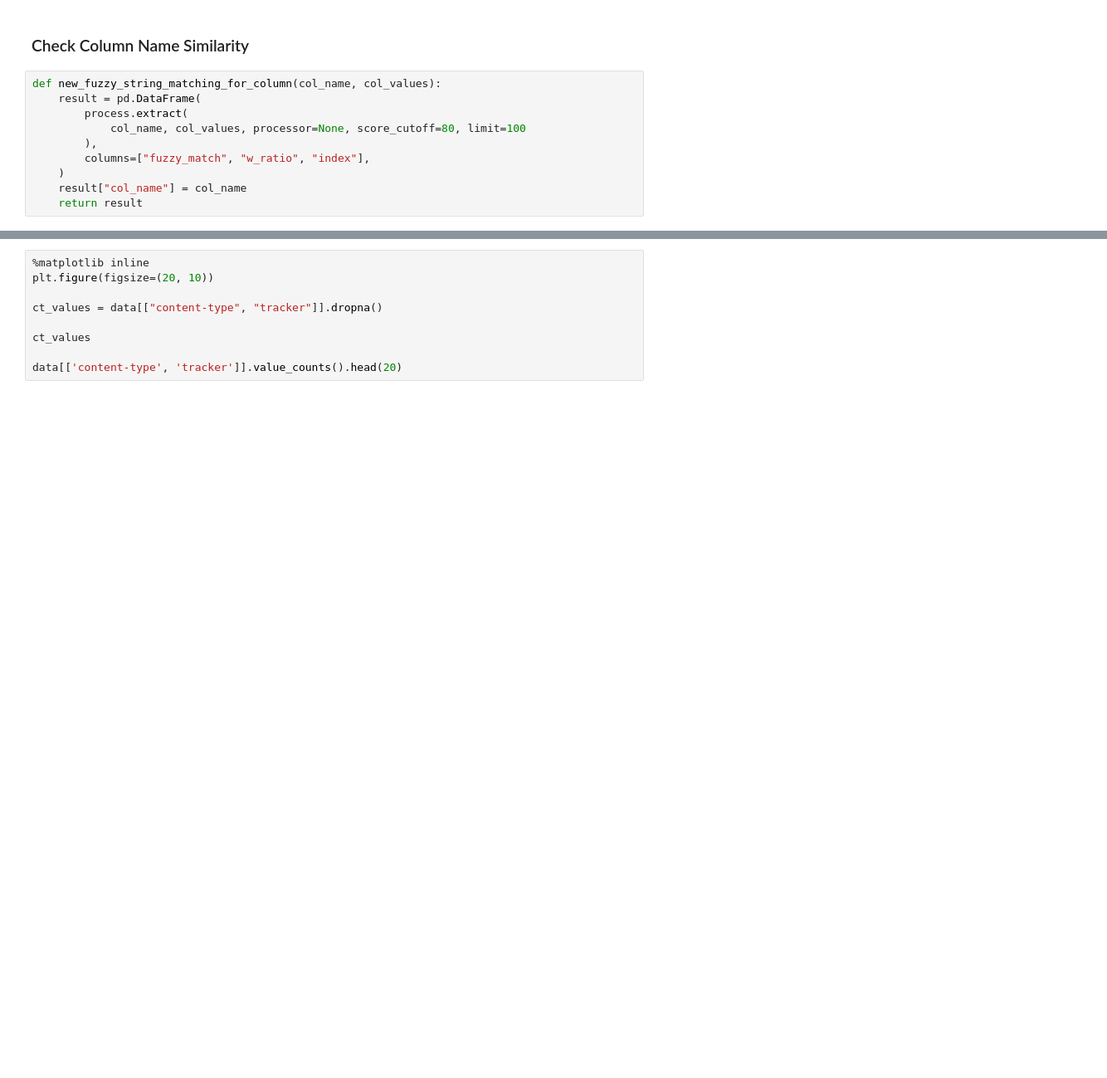
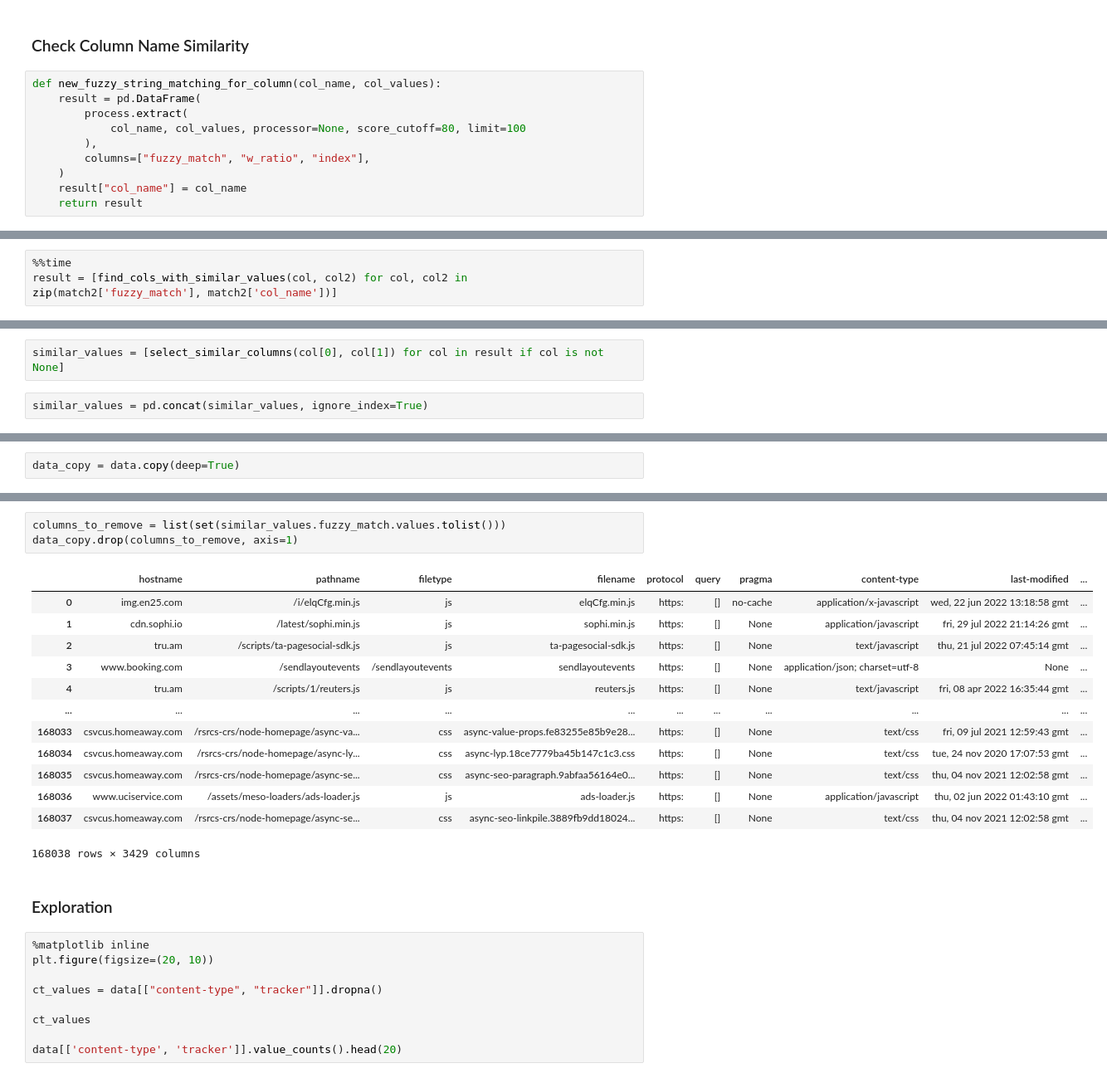
Before and after one commit to wolfrieder/http-response-classifier, a Jupyter notebook: notebooks/data_exploration_chrome.ipynb, the cells around one changed output, grey strips where cells are left out. Shown at 83% size. Drawn from its saved outputs; the diff is of its cells as text; blank space fills up the shorter version.

```diff
--- a/notebooks/data_exploration_chrome.ipynb
+++ b/notebooks/data_exploration_chrome.ipynb
@@ -252,0 +300,3 @@ Wall time: 11 s
+# %%
+%%time
+result = [find_cols_with_similar_values(col, col2) for col, col2 in zip(match2['fuzzy_match'], match2['col_name'])]
@@ -252,0 +306,4 @@ Wall time: 11 s
+# %%
+similar_values = [select_similar_columns(col[0], col[1]) for col in result if col is not None]
+# %%
+similar_values = pd.concat(similar_values, ignore_index=True)
@@ -252,0 +326,2 @@ Wall time: 11 s
+# %%
+data_copy = data.copy(deep=True)
@@ -253,3 +379,22 @@ Wall time: 11 s
+# %%
+columns_to_remove = list(set(similar_values.fuzzy_match.values.tolist()))
+data_copy.drop(columns_to_remove, axis=1)
+# %% [output]
+|  | hostname | pathname | filetype | filename | protocol | query | pragma | content-type | last-modified | ... |
+| 0 | img.en25.com | /i/elqCfg.min.js | js | elqCfg.min.js | https: | [] | no-cache | application/x-javascript | wed, 22 jun 2022 13:18:58 gmt | ... |
+| 1 | cdn.sophi.io | /latest/sophi.min.js | js | sophi.min.js | https: | [] | None | application/javascript | fri, 29 jul 2022 21:14:26 gmt | ... |
+| 2 | tru.am | /scripts/ta-pagesocial-sdk.js | js | ta-pagesocial-sdk.js | https: | [] | None | text/javascript | thu, 21 jul 2022 07:45:14 gmt | ... |
+| 3 | www.booking.com | /sendlayoutevents | /sendlayoutevents | sendlayoutevents | https: | [] | None | application/json; charset=utf-8 | None | ... |
+| 4 | tru.am | /scripts/1/reuters.js | js | reuters.js | https: | [] | None | text/javascript | fri, 08 apr 2022 16:35:44 gmt | ... |
+| ... | ... | ... | ... | ... | ... | ... | ... | ... | ... | ... |
+| 168033 | csvcus.homeaway.com | /rsrcs-crs/node-homepage/async-va... | css | async-value-props.fe83255e85b9e28... | https: | [] | None | text/css | fri, 09 jul 2021 12:59:43 gmt | ... |
+| 168034 | csvcus.homeaway.com | /rsrcs-crs/node-homepage/async-ly... | css | async-lyp.18ce7779ba45b147c1c3.css | https: | [] | None | text/css | tue, 24 nov 2020 17:07:53 gmt | ... |
+| 168035 | csvcus.homeaway.com | /rsrcs-crs/node-homepage/async-se... | css | async-seo-paragraph.9abfaa56164e0... | https: | [] | None | text/css | thu, 04 nov 2021 12:02:58 gmt | ... |
+| 168036 | www.uciservice.com | /assets/meso-loaders/ads-loader.js | js | ads-loader.js | https: | [] | None | application/javascript | thu, 02 jun 2022 01:43:10 gmt | ... |
+| 168037 | csvcus.homeaway.com | /rsrcs-crs/node-homepage/async-se... | css | async-seo-linkpile.3889fb9dd18024... | https: | [] | None | text/css | thu, 04 nov 2021 12:02:58 gmt | ... |
+168038 rows × 3429 columns
+# %% [markdown]
+### Exploration
 # %%
 %matplotlib inline
 plt.figure(figsize=(20, 10))
```
Also changed, not shown: parts of 38 cells of this notebook, 5 other files.
